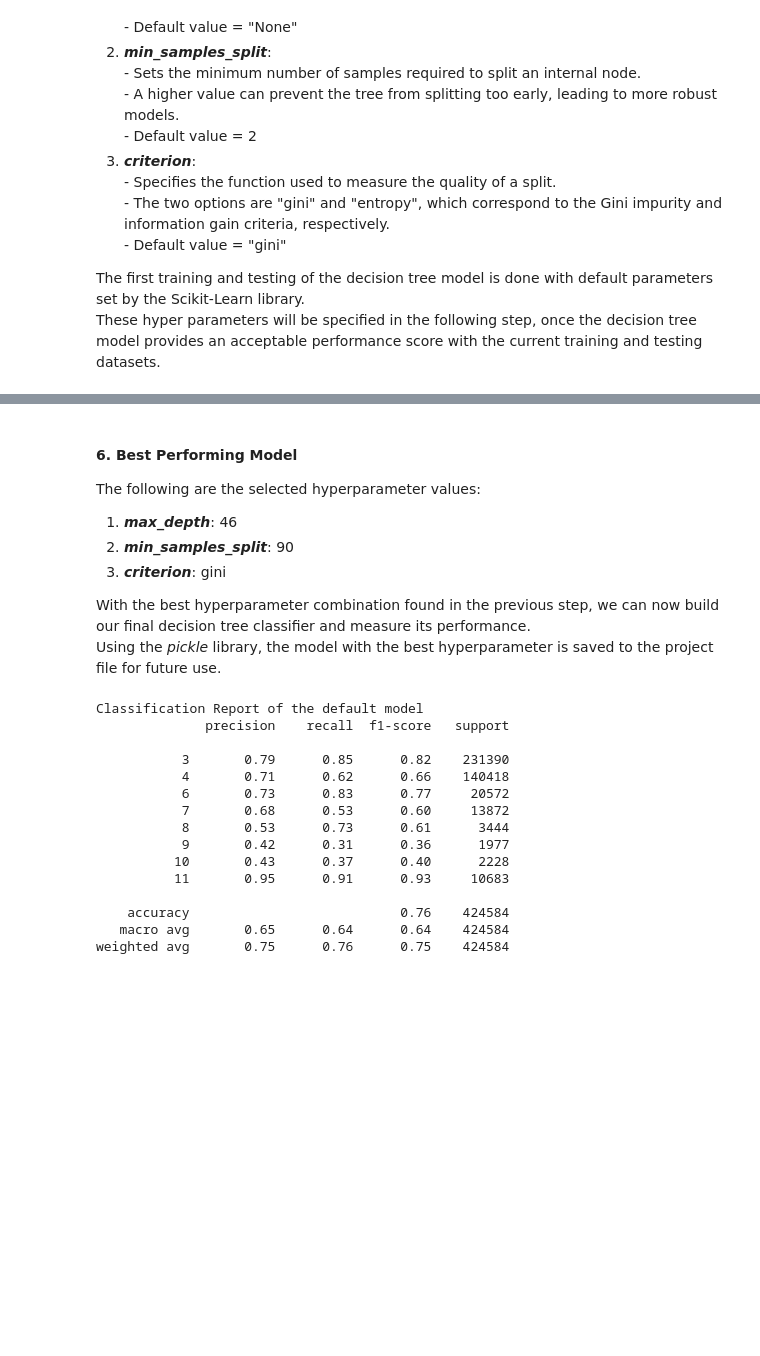
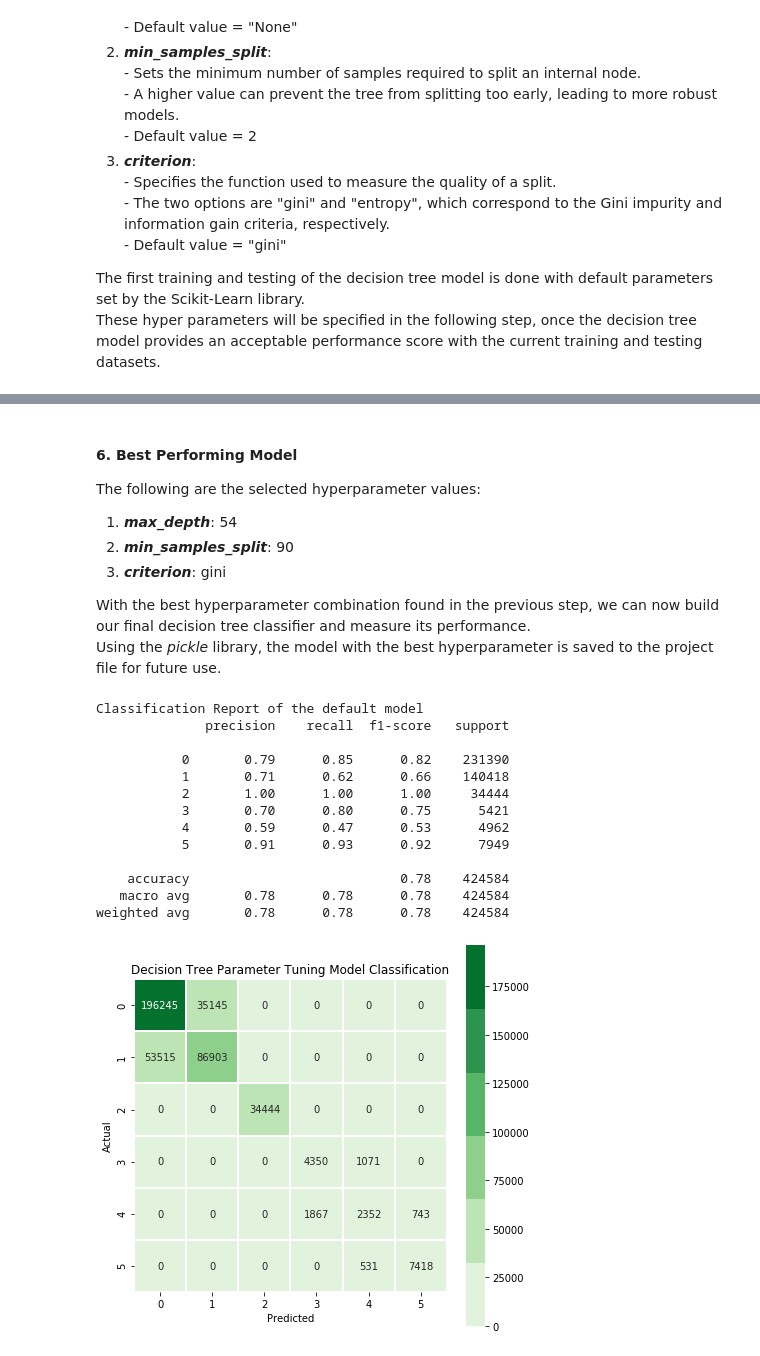
Before and after one commit to nkinesis/soen471-project, a Jupyter notebook: decision_tree.ipynb, the cells around one changed output, grey strips where cells are left out. Saved outputs shown, nothing was run; the diff lists cells and outputs as text; code cells hidden in the pictures; blank space fills up the shorter version.

```diff
--- a/decision_tree.ipynb
+++ b/decision_tree.ipynb
@@ -265,7 +270,7 @@ Best hyperparameters for decision tree classification:  {'criterion': 'gini', 'm
 
 The following are the selected hyperparameter values:
 <ol>
-<li><b><i>max_depth</i></b>: 46
+<li><b><i>max_depth</i></b>: 54
 <li><b><i>min_samples_split</i></b>: 90
 <li><b><i>criterion</i></b>: gini
 </ol>
@@ -277,7 +282,7 @@ With the best hyperparameter combination found in the previous step, we can now
 filename = "models/DT_model.pickle"
 
 #train the model with the best hyperparameters
-model_final = tree.DecisionTreeClassifier(criterion = "gini", max_depth = 46, min_samples_split = 90)
+model_final = tree.DecisionTreeClassifier(criterion = "gini", max_depth = 54, min_samples_split = 90)
 model_final.fit(X_train, y_train)
 
 # save model
@@ -285,21 +290,31 @@ pickle.dump(model_final, open(filename, "wb"))
 # %%
 # Measure performance of the model with the best hyper parameter
 y_top_pred = model_final.predict(X_test)
 print("Classification Report of the default model")
 print(classification_report(y_test, y_top_pred))
+
+#vizualizing classification report
+cmap =sns.color_palette("Greens")
+cm = confusion_matrix(y_test, y_top_pred)
+plt.figure(figsize=(7,7))
+sns.heatmap(cm, annot=True, fmt='g', cmap=cmap,
+            annot_kws={'fontsize':10}, linewidth=1, square=True)
+plt.xlabel("Predicted")
+plt.ylabel("Actual")
+plt.title('Decision Tree Parameter Tuning Model Classification')
+plt.show()
 # %% [output]
 Classification Report of the default model
               precision    recall  f1-score   support
 
-           3       0.79      0.85      0.82    231390
-           4       0.71      0.62      0.66    140418
-           6       0.73      0.83      0.77     20572
-           7       0.68      0.53      0.60     13872
-           8       0.53      0.73      0.61      3444
-           9       0.42      0.31      0.36      1977
-          10       0.43      0.37      0.40      2228
-          11       0.95      0.91      0.93     10683
+           0       0.79      0.85      0.82    231390
+           1       0.71      0.62      0.66    140418
+           2       1.00      1.00      1.00     34444
+           3       0.70      0.80      0.75      5421
+           4       0.59      0.47      0.53      4962
+           5       0.91      0.93      0.92      7949
 
-    accuracy                           0.76    424584
-   macro avg       0.65      0.64      0.64    424584
-weighted avg       0.75      0.76      0.75    424584
+    accuracy                           0.78    424584
+   macro avg       0.78      0.78      0.78    424584
+weighted avg       0.78      0.78      0.78    424584
+[figure, added]
```
Also changed, not shown: parts of 16 cells of this notebook, 3 other files.
